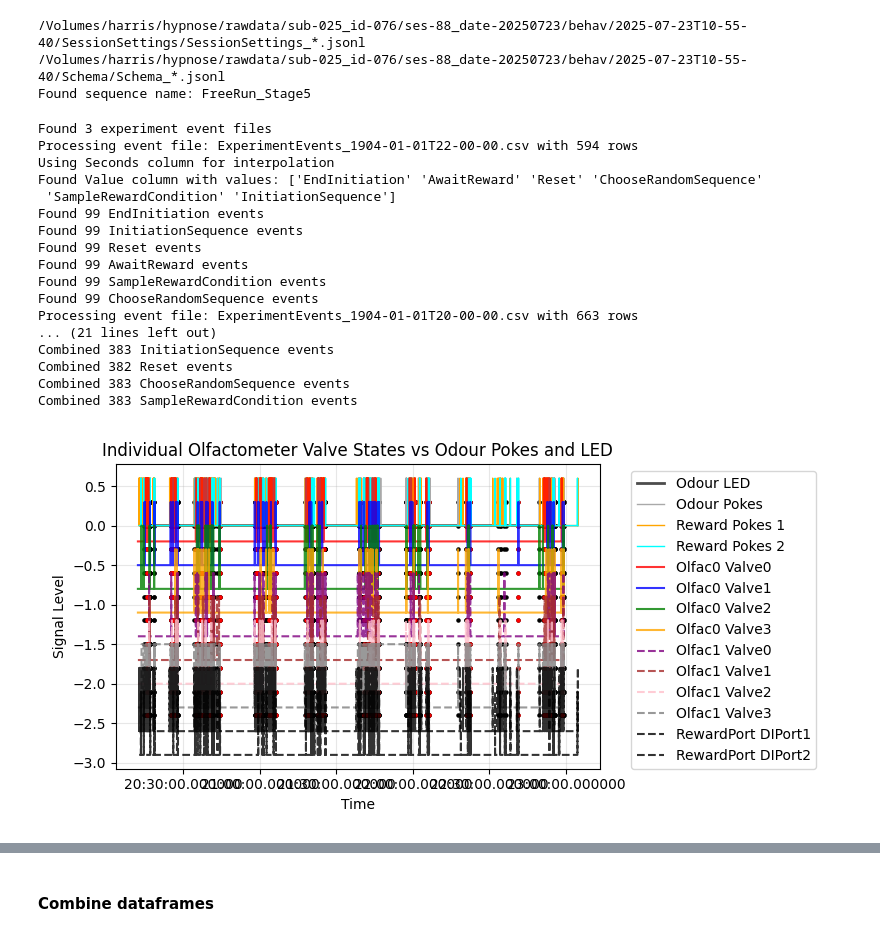
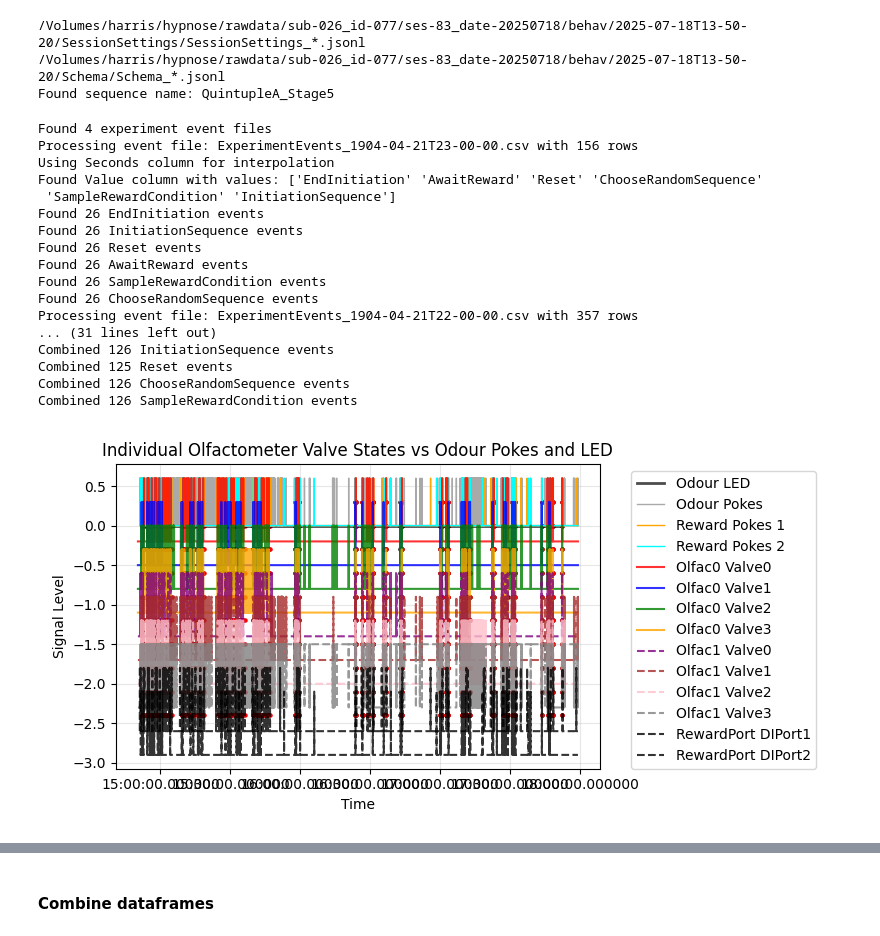
Before and after one commit to SainsburyWellcomeCentre/hypnose-analysis, a Jupyter notebook: notebooks/events-visualisation.ipynb, the cells around one changed output, grey strips where cells are left out. Cells and saved outputs as stored; diff of their text form; code cells hidden in the pictures.

```diff
--- a/notebooks/events-visualisation.ipynb
+++ b/notebooks/events-visualisation.ipynb
@@ -19,16 +19,16 @@ import matplotlib.pyplot as plt
 from functools import reduce
 from src.processing.detect_stage import detect_stage
 # %%
-# root = Path('/Volumes/harris/hypnose/rawdata/sub-026_id-077/ses-83_date-20250718/behav/2025-07-18T13-50-20') # quintuples
+root = Path('/Volumes/harris/hypnose/rawdata/sub-026_id-077/ses-83_date-20250718/behav/2025-07-18T13-50-20') # quintuples
 # root = Path('/Volumes/harris/hypnose/rawdata/sub-026_id-077/ses-69_date-20250630/behav/2025-06-30T14-03-21') # triples
 # root = Path('/Volumes/harris/hypnose/rawdata/sub-020_id-072/ses-05_date-20250319/behav/2025-03-19T15-00-00')
-root = Path('/Volumes/harris/hypnose/rawdata/sub-025_id-076/ses-88_date-20250723/behav/2025-07-23T10-55-40')
+# root = Path('/Volumes/harris/hypnose/rawdata/sub-025_id-076/ses-88_date-20250723/behav/2025-07-23T10-55-40')
 # root = Path('/Volumes/harris/hypnose/rawdata/sub-026_id-077/ses-88_date-20250723/behav/2025-07-23T13-58-16')
 stage = detect_stage(root)
 # %% [output]
-/Volumes/harris/hypnose/rawdata/sub-025_id-076/ses-88_date-20250723/behav/2025-07-23T10-55-40/SessionSettings/SessionSettings_*.jsonl
-/Volumes/harris/hypnose/rawdata/sub-025_id-076/ses-88_date-20250723/behav/2025-07-23T10-55-40/Schema/Schema_*.jsonl
-Found sequence name: FreeRun_Stage5
+/Volumes/harris/hypnose/rawdata/sub-026_id-077/ses-83_date-20250718/behav/2025-07-18T13-50-20/SessionSettings/SessionSettings_*.jsonl
+/Volumes/harris/hypnose/rawdata/sub-026_id-077/ses-83_date-20250718/behav/2025-07-18T13-50-20/Schema/Schema_*.jsonl
+Found sequence name: QuintupleA_Stage5
 # %%
 # Load relevant data streams
 behavior_reader = harp.create_reader('device_schemas/behavior.yml', epoch=harp.REFERENCE_EPOCH)
@@ -246,23 +246,23 @@ else:
     combined_sample_reward_condition_df = pd.DataFrame(columns=["Time", "SampleRewardCondition"])
     print("No SampleRewardCondition events found - cannot identify trial endings")
 # %% [output]
-Found 3 experiment event files
-Processing event file: ExperimentEvents_1904-01-01T22-00-00.csv with 594 rows
+Found 4 experiment event files
+Processing event file: ExperimentEvents_1904-04-21T23-00-00.csv with 156 rows
 Using Seconds column for interpolation
 Found Value column with values: ['EndInitiation' 'AwaitReward' 'Reset' 'ChooseRandomSequence'
  'SampleRewardCondition' 'InitiationSequence']
-Found 99 EndInitiation events
-Found 99 InitiationSequence events
-Found 99 Reset events
-Found 99 AwaitReward events
-Found 99 SampleRewardCondition events
-Found 99 ChooseRandomSequence events
-Processing event file: ExperimentEvents_1904-01-01T20-00-00.csv with 663 rows
-... (21 lines left out)
-Combined 383 InitiationSequence events
-Combined 382 Reset events
-Combined 383 ChooseRandomSequence events
-Combined 383 SampleRewardCondition events
+Found 26 EndInitiation events
+Found 26 InitiationSequence events
+Found 26 Reset events
+Found 26 AwaitReward events
+Found 26 SampleRewardCondition events
+Found 26 ChooseRandomSequence events
+Processing event file: ExperimentEvents_1904-04-21T22-00-00.csv with 357 rows
+... (31 lines left out)
+Combined 126 InitiationSequence events
+Combined 125 Reset events
+Combined 126 ChooseRandomSequence events
+Combined 126 SampleRewardCondition events
 # %%
 combined_end_initiation_df.set_index("Time", inplace=True)
 # %%
@@ -279,62 +279,62 @@ pulse_supply_1['PulseSupplyPort1'] = True
 valve_colors = ['red', 'blue', 'green', 'orange', 'purple', 'brown', 'pink', 'gray']
 
 # Plot odour LED and pokes first
-plt.step(odour_led.index, odour_led * 0.8, where='post', c='black', linewidth=2, label='Odour LED', alpha=0.7)
-plt.step(digital_input_data.index, digital_input_data['DIPort0'] * 0.6, where='post', c='darkgray', linewidth=1, label='Odour Pokes')
-plt.step(digital_input_data.index, digital_input_data['DIPort1'] * 0.6, where='post', c='orange', linewidth=1, label='Reward Pokes 1')
-plt.step(digital_input_data.index, digital_input_data['DIPort2'] * 0.6, where='post', c='cyan', linewidth=1, label='Reward Pokes 2')
+plt.step(odour_led.index + real_time_offset, odour_led * 0.8, where='post', c='black', linewidth=2, label='Odour LED', alpha=0.7)
+plt.step(digital_input_data.index + real_time_offset, digital_input_data['DIPort0'] * 0.6, where='post', c='darkgray', linewidth=1, label='Odour Pokes')
+plt.step(digital_input_data.index + real_time_offset, digital_input_data['DIPort1'] * 0.6, where='post', c='orange', linewidth=1, label='Reward Pokes 1')
+plt.step(digital_input_data.index + real_time_offset, digital_input_data['DIPort2'] * 0.6, where='post', c='cyan', linewidth=1, label='Reward Pokes 2')
 
 # Plot individual valves from olfactometer 0 and EndInitiation events and reward delivery
 valve_offset = -0.2
 for i, valve_col in enumerate(olfactometer_valves_0.columns):
         valve_data = olfactometer_valves_0[valve_col]
         color = valve_colors[i % len(valve_colors)]
-        plt.step(valve_data.index, valve_data * 0.8 + valve_offset, where='post',
+        plt.step(valve_data.index + real_time_offset, valve_data * 0.8 + valve_offset, where='post',
                 c=color, linewidth=1.5, label=f'Olfac0 {valve_col}', alpha=0.8)
-        plt.scatter(event_df.index, event_df * 0.5 + valve_offset, s=5, c='k')
-        plt.scatter(pulse_supply_1['PulseSupplyPort1'].index, pulse_supply_1['PulseSupplyPort1'] * 0.5 + valve_offset, s=5, c='r')
-        plt.scatter(pulse_supply_2['PulseSupplyPort2'].index, pulse_supply_2['PulseSupplyPort2'] * 0.5 + valve_offset, s=5, c='r')
+        plt.scatter(event_df.index + real_time_offset, event_df * 0.5 + valve_offset, s=5, c='k')
+        plt.scatter(pulse_supply_1['PulseSupplyPort1'].index + real_time_offset, pulse_supply_1['PulseSupplyPort1'] * 0.5 + valve_offset, s=5, c='r')
+        plt.scatter(pulse_supply_2['PulseSupplyPort2'].index + real_time_offset, pulse_supply_2['PulseSupplyPort2'] * 0.5 + valve_offset, s=5, c='r')
         valve_offset -= 0.3
 
 # Plot individual valves from olfactometer 1 and EndInitiation events and reward delivery
 for i, valve_col in enumerate(olfactometer_valves_1.columns):
         valve_data = olfactometer_valves_1[valve_col]
         color = valve_colors[(i + len(olfactometer_valves_0.columns)) % len(valve_colors)]
-        plt.step(valve_data.index, valve_data * 0.8 + valve_offset, where='post',
+        plt.step(valve_data.index + real_time_offset, valve_data * 0.8 + valve_offset, where='post',
                 c=color, linewidth=1.5, label=f'Olfac1 {valve_col}', alpha=0.8, linestyle='--')
-        plt.scatter(event_df.index, event_df * 0.5 + valve_offset, s=5, c='k')
-        plt.scatter(pulse_supply_1['PulseSupplyPort1'].index, pulse_supply_1['PulseSupplyPort1'] * 0.5 + valve_offset, s=5, c='r')
-        plt.scatter(pulse_supply_2['PulseSupplyPort2'].index, pulse_supply_2['PulseSupplyPort2'] * 0.5 + valve_offset, s=5, c='r')
+        plt.scatter(event_df.index + real_time_offset, event_df * 0.5 + valve_offset, s=5, c='k')
+        plt.scatter(pulse_supply_1['PulseSupplyPort1'].index + real_time_offset, pulse_supply_1['PulseSupplyPort1'] * 0.5 + valve_offset, s=5, c='r')
+        plt.scatter(pulse_supply_2['PulseSupplyPort2'].index + real_time_offset, pulse_supply_2['PulseSupplyPort2'] * 0.5 + valve_offset, s=5, c='r')
         valve_offset -= 0.3
 
 # Plot reward pokes and reward delivery
 for i, di_col in enumerate(digital_input_data):
         if di_col == 'DIPort1':
                 DIPort_data = digital_input_data[di_col]
-                plt.step(DIPort_data.index, DIPort_data * 0.8 + valve_offset, where='post',
+                plt.step(DIPort_data.index + real_time_offset, DIPort_data * 0.8 + valve_offset, where='post',
                 c='black', linewidth=1.5, label=f'RewardPort {di_col}', alpha=0.8, linestyle='--')
-                plt.scatter(event_df.index, event_df * 0.5 + valve_offset, s=5, c='k')
-                plt.scatter(pulse_supply_1['PulseSupplyPort1'].index, pulse_supply_1['PulseSupplyPort1'] * 0.5 + valve_offset, s=5, c='r')
-                plt.scatter(pulse_supply_2['PulseSupplyPort2'].index, pulse_supply_2['PulseSupplyPort2'] * 0.5 + valve_offset, s=5, c='r')
+                plt.scatter(event_df.index + real_time_offset, event_df * 0.5 + valve_offset, s=5, c='k')
+                plt.scatter(pulse_supply_1['PulseSupplyPort1'].index + real_time_offset, pulse_supply_1['PulseSupplyPort1'] * 0.5 + valve_offset, s=5, c='r')
+                plt.scatter(pulse_supply_2['PulseSupplyPort2'].index + real_time_offset, pulse_supply_2['PulseSupplyPort2'] * 0.5 + valve_offset, s=5, c='r')
                 valve_offset -= 0.3
 
         elif di_col == 'DIPort2':
                 DIPort_data = digital_input_data[di_col]
-                plt.step(DIPort_data.index, DIPort_data * 0.8 + valve_offset, where='post',
+                plt.step(DIPort_data.index + real_time_offset, DIPort_data * 0.8 + valve_offset, where='post',
                 c='black', linewidth=1.5, label=f'RewardPort {di_col}', alpha=0.8, linestyle='--')
-                plt.scatter(event_df.index, event_df * 0.5 + valve_offset, s=5, c='k')
-                plt.scatter(pulse_supply_1['PulseSupplyPort1'].index, pulse_supply_1['PulseSupplyPort1'] * 0.5 + valve_offset, s=5, c='r')
-                plt.scatter(pulse_supply_2['PulseSupplyPort2'].index, pulse_supply_2['PulseSupplyPort2'] * 0.5 + valve_offset, s=5, c='r')
+                plt.scatter(event_df.index + real_time_offset, event_df * 0.5 + valve_offset, s=5, c='k')
+                plt.scatter(pulse_supply_1['PulseSupplyPort1'].index + real_time_offset, pulse_supply_1['PulseSupplyPort1'] * 0.5 + valve_offset, s=5, c='r')
+                plt.scatter(pulse_supply_2['PulseSupplyPort2'].index + real_time_offset, pulse_supply_2['PulseSupplyPort2'] * 0.5 + valve_offset, s=5, c='r')
                 valve_offset -= 0.3
 
 plt.gca().xaxis.set_major_formatter(mdates.DateFormatter('%H:%M:%S.%f'))
 
 plt.xlabel('Time')
 plt.ylabel('Signal Level')
 plt.title('Individual Olfactometer Valve States vs Odour Pokes and LED')
 plt.legend(bbox_to_anchor=(1.05, 1), loc='upper left')
 plt.grid(True, alpha=0.3)
 plt.tight_layout()
 plt.show()
 # %% [output]
-[figure, old version]
+[figure, new version]
```
Also changed, not shown: parts of 1 cell of this notebook, 2 other files.
